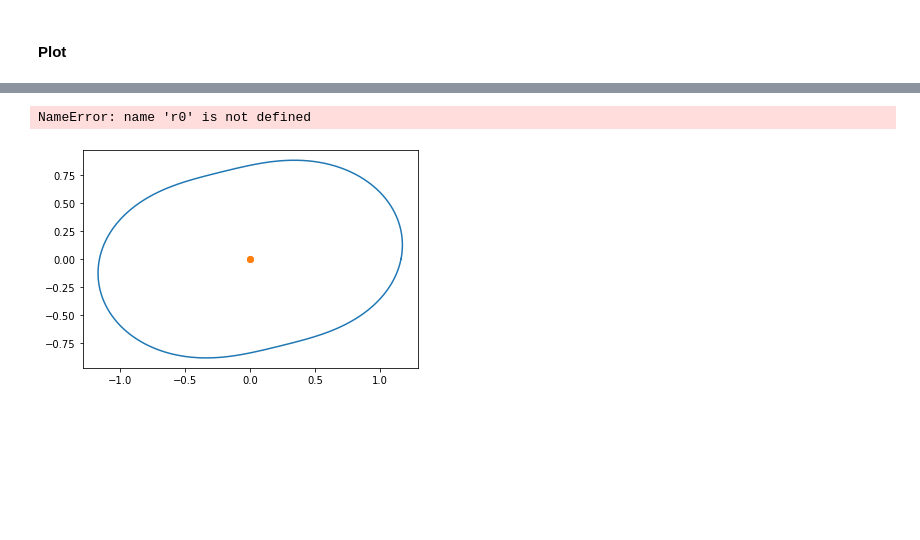
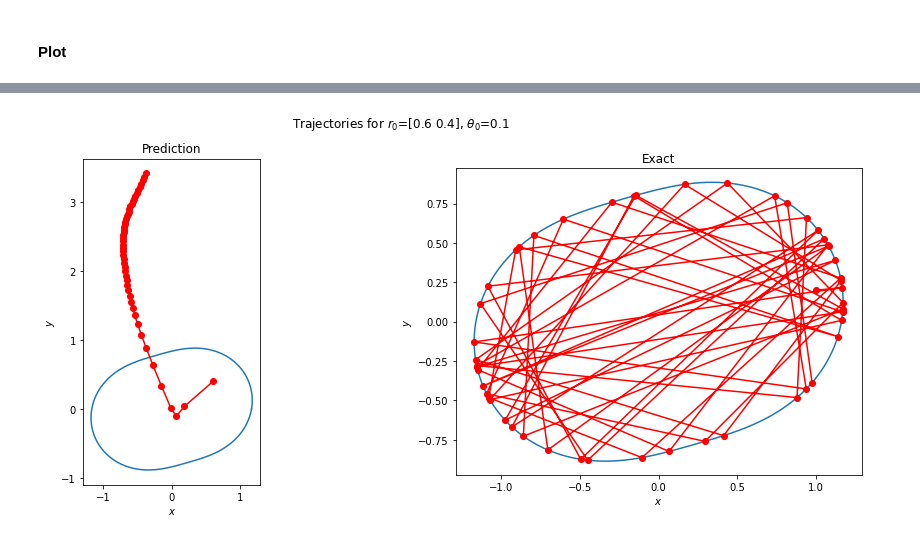
Before and after one commit to sankaranv/chaotic-gfnn, a Jupyter notebook: Bean_Billiards/bean_billiard_demo.ipynb, the cells around one changed output, grey strips where cells are left out. Drawn from its saved outputs; the diff is of its cells as text; code cells hidden in the pictures; blank space fills up the shorter version.

```diff
--- a/Bean_Billiards/bean_billiard_demo.ipynb
+++ b/Bean_Billiards/bean_billiard_demo.ipynb
@@ -174,2 +172,4 @@ pspan_nn, tspan_nn = EvolveFlow(nn, p, t, steps)
+# %%
+r_traj_exact, _ = EvolveBilliard(a, b, c, d, r0, theta, seq_len, **custom_rf)
 # %% [markdown]
 #### Plot
@@ -192,20 +176,22 @@ NameError: name 'tspan_exact' is not defined
-# %%
-bdy = BeanBoundary(a,b,c,d, **custom_rf)
-seq_len = steps
-bdyline = bdy.coords_cart(np.arange(0, 2*np.pi, 0.01))
-plt.plot(bdyline[0], bdyline[1])
-plt.plot(pspan_nn[:,0], pspan_nn[:,1], 'o-')
-# Initialize plotline data
-state = init_state(r0, v0, bdy)
-missing = seq_len - state['trajectory'].shape[1]
-if missing > 0:
-    propagate(state, missing)
-    traj_line.set_xdata(state['trajectory'][0])
-    traj_line.set_ydata(state['trajectory'][1])
-plt.title(str(bdy))
-plt.xlabel(r'$x$')
-plt.ylabel(r'$y$')
-plt.ylim([-1, 1])
-# %% [output]
-NameError: name 'r0' is not defined
-[figure, removed]
+# %%
+def compare_trajectories(bdy, r_traj_pred, r_traj_exact, r0, theta, seq_len):
+    """Create side-by-side plots of trajectories with the same i.c.'s
+        but different boundarys."""
+    fig, axlist = plt.subplots(1, 2, figsize=np.array([16,6]))
+    fig.suptitle(r'Trajectories for $r_0$={0}, $\theta_0$={1}'
+                 .format(r0, theta))
+    v0 = np.array([np.cos(theta), np.sin(theta)])
+    for ax, traj, title in zip(axlist, [r_traj_pred, r_traj_exact], ["Prediction", "Exact"]):
+        bdyline = bdy.coords_cart(np.arange(0, 2*np.pi, 0.01))
+        ax.plot(bdyline[0], bdyline[1])
+        ax.plot(traj[:50,0], traj[:50,1], 'o-')
+        ax.set_title(title)
+        ax.set_xlabel(r'$x$')
+        ax.set_ylabel(r'$y$')
+        ax.set_aspect('equal')
+        # ax.set_ylim([-1, 1])
+
+bdy = BeanBoundary(a,b,c,d, **custom_rf)
+compare_trajectories(bdy, r_traj_pred, r_traj_exact, r0, theta, seq_len = 50)
+# %% [output]
+[figure, added]
```
Also changed, not shown: parts of 9 cells of this notebook, 2 other files.
